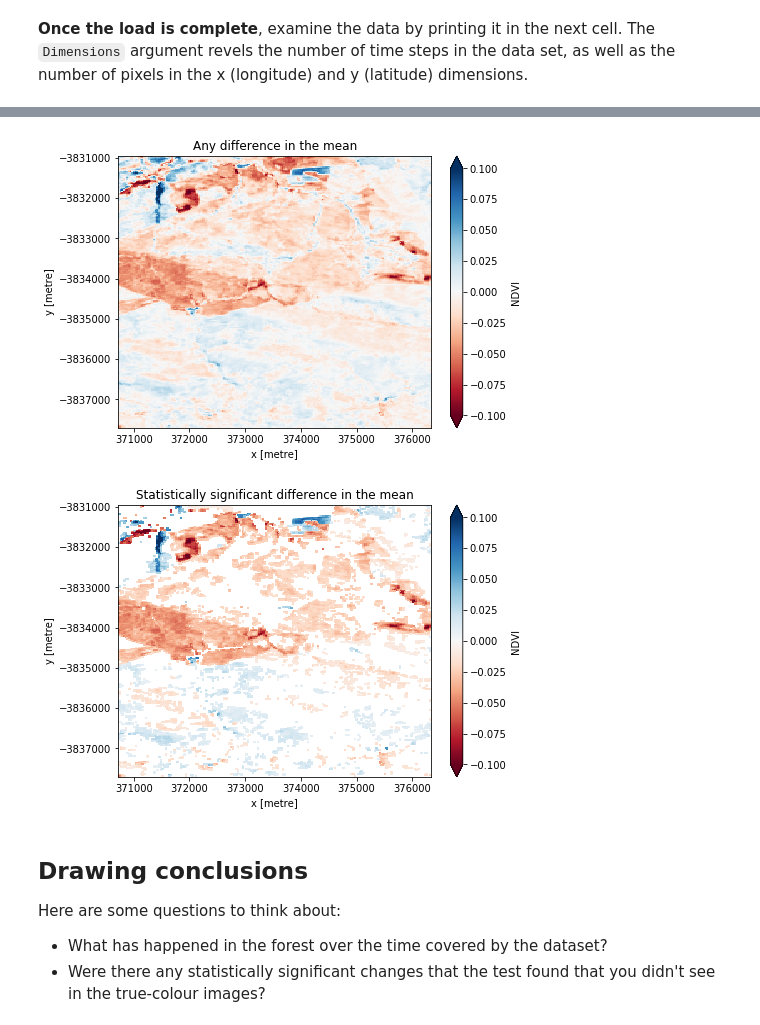
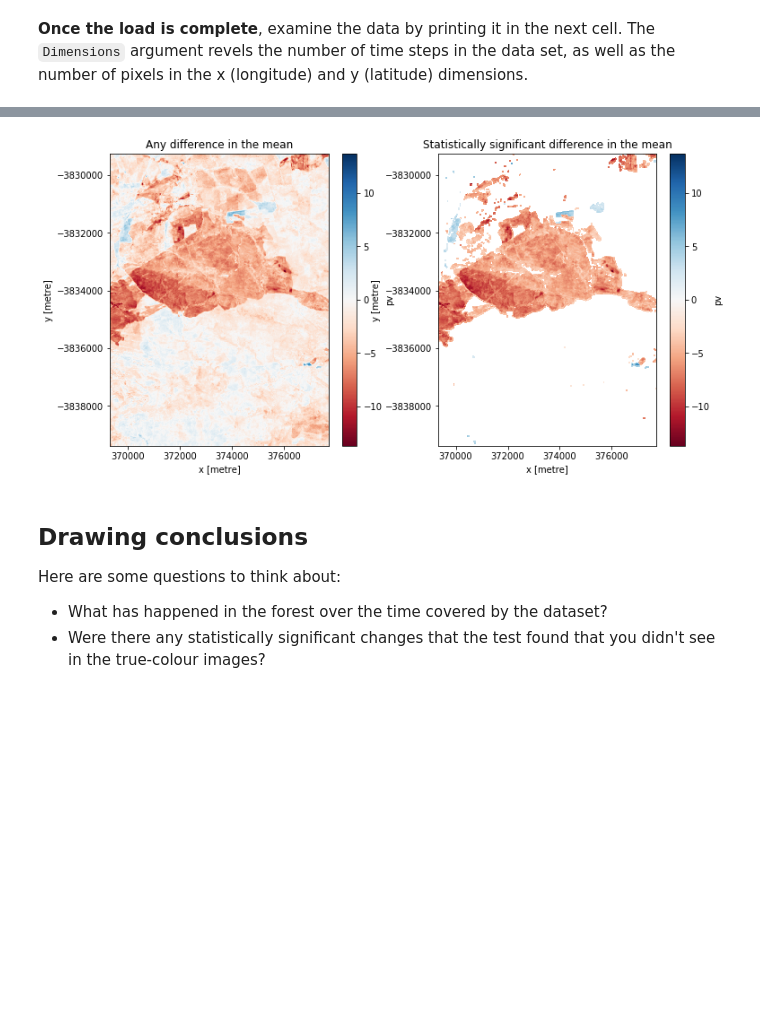
Before and after one commit to whatnick/dea-notebooks, a Jupyter notebook: Landsat_change_detection.ipynb, the cells around one changed output, grey strips where cells are left out. Drawn from its saved outputs; the diff is of its cells as text; code cells hidden in the pictures; blank space fills up the shorter version.

```diff
--- a/Landsat_change_detection.ipynb
+++ b/Landsat_change_detection.ipynb
@@ -251,15 +213,15 @@ If one sample is much larger than the other, consider changing the `time_baselin
 Coordinates are recorded for later use.
 # %%
 # Make samples
-baseline_sample = col2.NDVI.sel(time=col2['time']<=np.datetime64(time_baseline))
+baseline_sample = fc.pv.sel(time=fc['time'] <= np.datetime64(time_baseline))
 baseline_sample = baseline_sample.compute()
 print(f"Number of observations in baseline sample: {len(baseline_sample.time)}")
 
-postbaseline_sample = col2.NDVI.sel(time=col2['time']>np.datetime64(time_baseline))
+postbaseline_sample = fc.pv.sel(time=fc['time'] > np.datetime64(time_baseline))
 postbaseline_sample = postbaseline_sample.compute()
 print(f"Number of observations in postbaseline sample: {len(postbaseline_sample.time)}")
 
 # Record coodrinates for reconstructing xarray objects
-sample_lat_coords = col2.coords['y']
-sample_lon_coords = col2.coords['x']
+sample_lat_coords = fc.coords['y']
+sample_lon_coords = fc.coords['x']
 # %% [output]
@@ -287,17 +249,12 @@ tstat, p_tstat = stats.ttest_ind(
 
 # Convert results to an xarray for further analysis
 t_test = xr.Dataset(
-    {
-        't_stat': (['y', 'x'], tstat),
-        'p_val': (['y', 'x'], p_tstat)
-    },
+    {'t_stat': (['y', 'x'], tstat),
+     'p_val': (['y', 'x'], p_tstat)},
     coords={
-        'x': (['x'], sample_lon_coords.values),
-        'y': (['y'], sample_lat_coords.values)
-    },
-    attrs={
-        'crs': 'EPSG:3577',
-    })
+     'x': (['x'], sample_lon_coords.values),
+     'y': (['y'], sample_lat_coords.values)
+    }, attrs={'crs': 'EPSG:3577'})
 
 print(t_test)
 # %% [output]
@@ -330,23 +287,22 @@ Run the cell below to first plot the difference in the mean between the two samp
 sig_level = 0.05
 
 # Plot any difference in the mean
-diff_mean = postbaseline_sample.mean(dim=['time']) - baseline_sample.mean(dim=['time'])
+diff_mean = postbaseline_sample.mean(
+    dim=['time']) - baseline_sample.mean(dim=['time'])
 
 # Plot any difference in the mean classified as significant
-sig_diff_mean = postbaseline_sample.mean(dim=['time']).where(t_test.p_val < sig_level) - baseline_sample.mean(dim=['time']).where(t_test.p_val < sig_level)
+sig_diff_mean = postbaseline_sample.mean(dim=['time']).where(
+    t_test.p_val < sig_level) - baseline_sample.mean(dim=['time']).where(t_test.p_val < sig_level)
 # %%
-fig, ax = plt.subplots(1, 1, figsize=(7, 5))
-diff_mean.plot(cmap='RdBu', vmin=-0.1, vmax=0.1)
-ax.set_title('Any difference in the mean')
+fig, ax = plt.subplots(1, 2, figsize=(12, 6))
+diff_mean.plot(cmap='RdBu', ax=ax[0])
+sig_diff_mean.plot(cmap='RdBu', ax=ax[1])
+ax[0].set_title('Any difference in the mean')
+ax[1].set_title('Statistically significant difference in the mean')
+
 plt.show()
-
-fig, ax = plt.subplots(1, 1, figsize=(7, 5))
-sig_diff_mean.plot(cmap='RdBu', vmin=-0.1, vmax=0.1)
-ax.set_title('Statistically significant difference in the mean')
-plt.show()
 # %% [output]
-[figure, old version]
+[figure, new version]
-[figure, removed]
 # %% [markdown]
 ## Drawing conclusions
 Here are some questions to think about:
```
Also changed, not shown: parts of 28 cells of this notebook.
